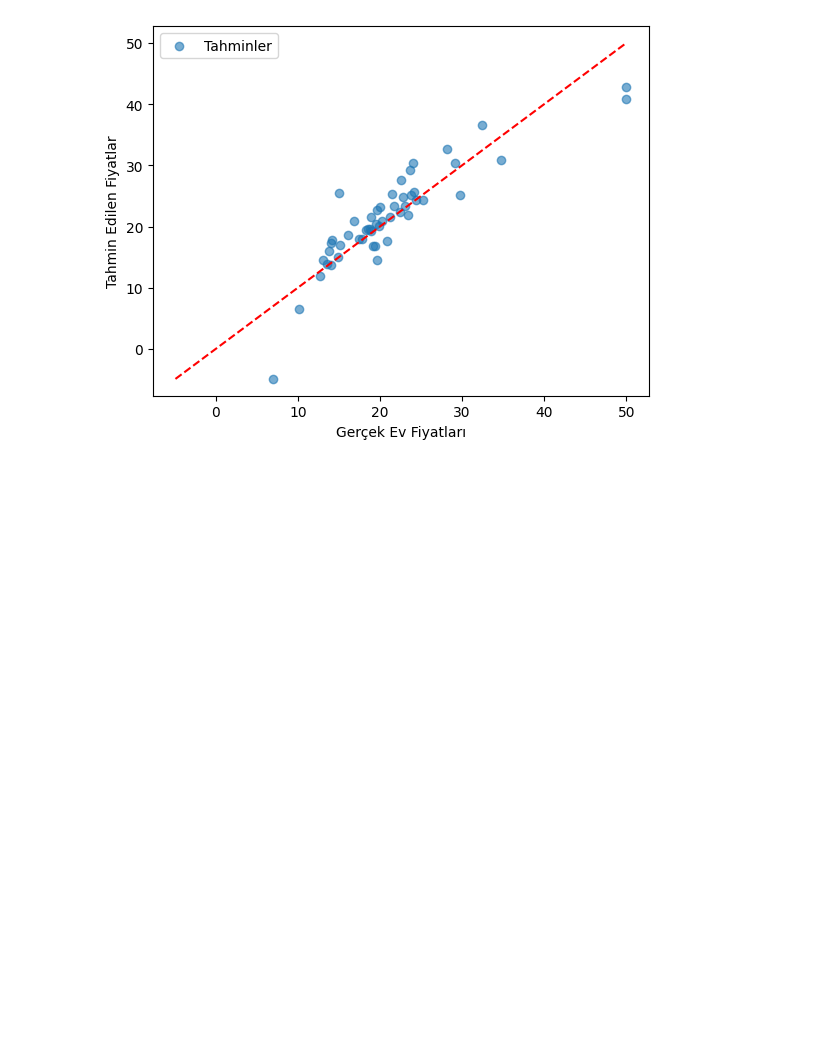
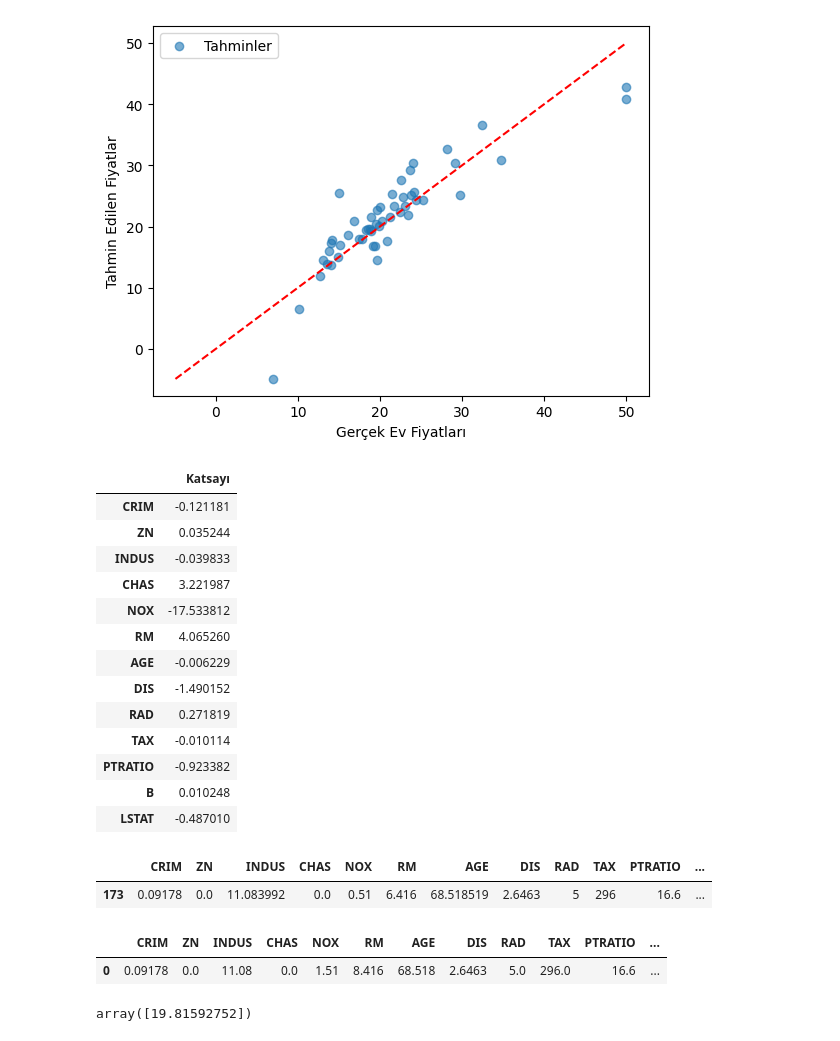
Before and after one commit to halitkalayci/acunmedya-akademi-python-a-conda, a Jupyter notebook: house_price_ml/Untitled.ipynb, the cells around one changed output. Saved outputs shown, nothing was run; the diff lists cells and outputs as text; code cells hidden in the pictures; blank space fills up the shorter version.

Commit message:
coef

```diff
--- a/house_price_ml/Untitled.ipynb
+++ b/house_price_ml/Untitled.ipynb
@@ -186,3 +186,24 @@ plot.plot([min_val,max_val], [min_val,max_val],color="red", linestyle="--")
 plot.show()
 # %% [output]
 [figure]
+# %%
+coef_df = pd.DataFrame(model.coef_, X.columns, columns=["Katsayı"])
+coef_df
+
+# CRIM değeri (-) -> yükseldikçe (+) fiyat (-) azalır -> Ters orantı
+# ZN değeri (+) -> yükseldikçe (+) fiyat (+) artar -> Düz orantı
+# %% [output]
+|  | Katsayı |
+| CRIM | -0.121181 |
+| ZN | 0.035244 |
+| INDUS | -0.039833 |
+| CHAS | 3.221987 |
+| NOX | -17.533812 |
+| RM | 4.065260 |
+| AGE | -0.006229 |
+| DIS | -1.490152 |
+| RAD | 0.271819 |
+| TAX | -0.010114 |
+| PTRATIO | -0.923382 |
+| B | 0.010248 |
+| LSTAT | -0.487010 |
@@ -188,0 +212,5 @@ plot.show()
+# %%
+X_test.head(1)
+# %% [output]
+|  | CRIM | ZN | INDUS | CHAS | NOX | RM | AGE | DIS | RAD | TAX | PTRATIO | ... |
+| 173 | 0.09178 | 0.0 | 11.083992 | 0.0 | 0.51 | 6.416 | 68.518519 | 2.6463 | 5 | 296 | 16.6 | ... |
@@ -188,0 +223,11 @@ plot.show()
+# %%
+feature_names = [ "CRIM", "ZN","INDUS","CHAS","NOX","RM","AGE","DIS","RAD","TAX","PTRATIO","B","LSTAT" ]
+new_house_df = pd.DataFrame(new_house, columns = feature_names)
+new_house_df
+# %% [output]
+|  | CRIM | ZN | INDUS | CHAS | NOX | RM | AGE | DIS | RAD | TAX | PTRATIO | ... |
+| 0 | 0.09178 | 0.0 | 11.08 | 0.0 | 1.51 | 8.416 | 68.518 | 2.6463 | 5.0 | 296.0 | 16.6 | ... |
+# %%
+model.predict(new_house_df)
+# %% [output]
+array([19.81592752])
```
Also changed, not shown: parts of 2 cells of this notebook.
